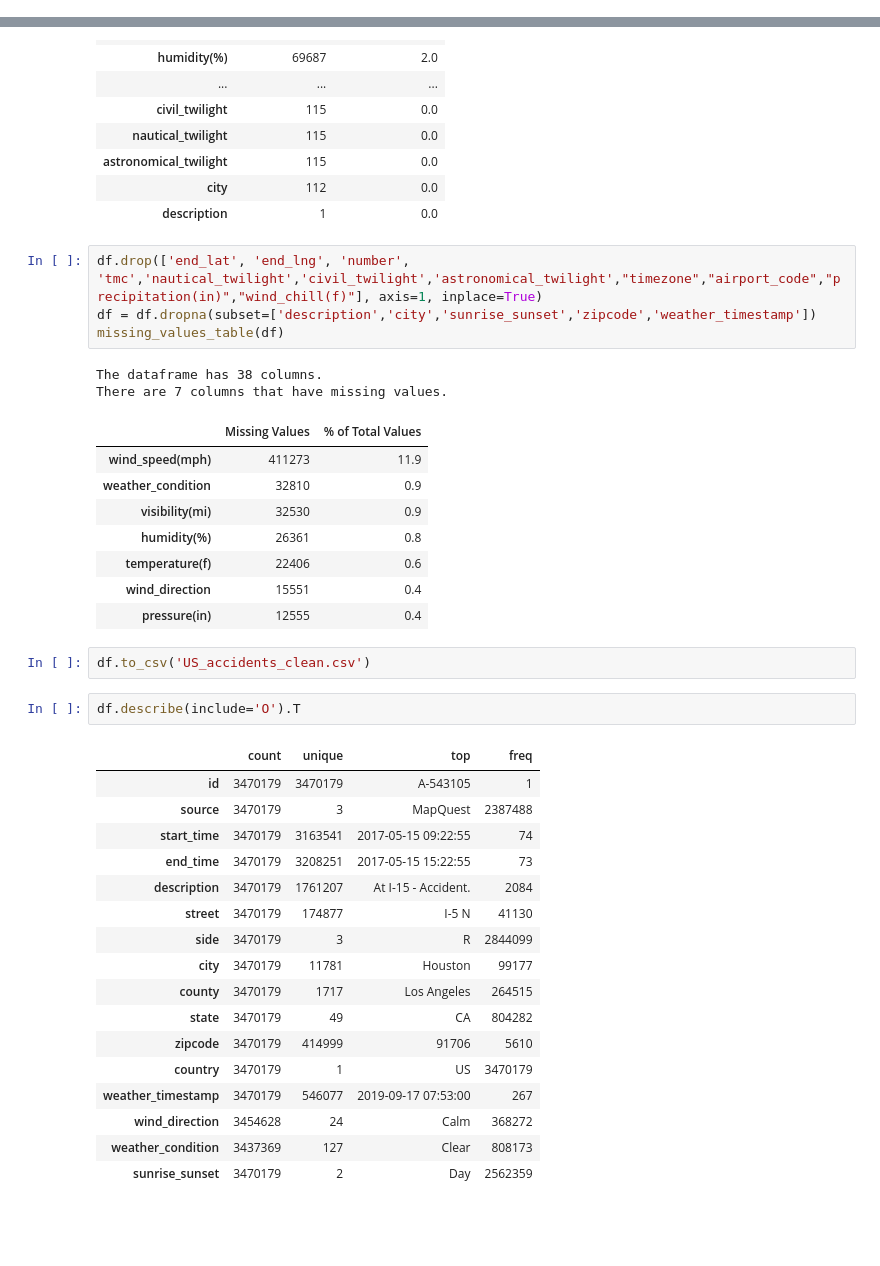
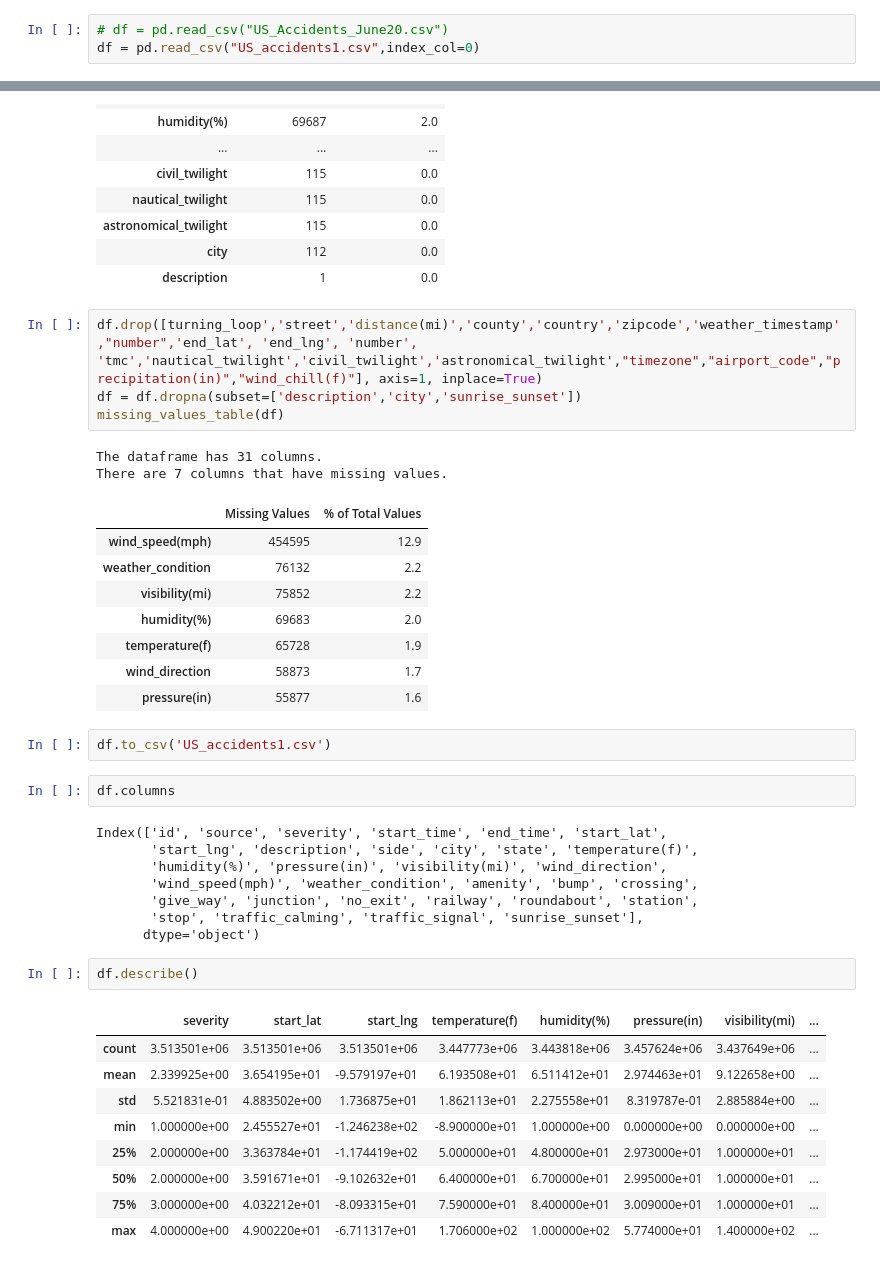
Before and after one commit to pvn-leo/DataAnalytics, a Jupyter notebook: EDA.ipynb, the cells around one changed output, grey strips where cells are left out. Saved outputs shown, nothing was run; the diff lists cells and outputs as text; blank space fills up the shorter version.

```diff
--- a/EDA.ipynb
+++ b/EDA.ipynb
@@ -11 +9,4 @@ df = pd.read_csv("US_Accidents_June20.csv")
+# %%
+# df = pd.read_csv("US_Accidents_June20.csv")
+df = pd.read_csv("US_accidents1.csv",index_col=0)
 # %%
@@ -60,39 +72,41 @@ There are 23 columns that have missing values.
 | city | 112 | 0.0 |
 | description | 1 | 0.0 |
 # %%
-df.drop(['end_lat', 'end_lng', 'number', 'tmc','nautical_twilight','civil_twilight','astronomical_twilight',"timezone","airport_code","precipitation(in)","wind_chill(f)"], axis=1, inplace=True)
-df = df.dropna(subset=['description','city','sunrise_sunset','zipcode','weather_timestamp'])
+df.drop([turning_loop','street','distance(mi)','county','country','zipcode','weather_timestamp',"number",'end_lat', 'end_lng', 'number', 'tmc','nautical_twilight','civil_twilight','astronomical_twilight',"timezone","airport_code","precipitation(in)","wind_chill(f)"], axis=1, inplace=True)
+df = df.dropna(subset=['description','city','sunrise_sunset'])
 missing_values_table(df)
 # %% [output]
-The dataframe has 38 columns.
+The dataframe has 31 columns.
 There are 7 columns that have missing values.
 |  | Missing Values | % of Total Values |
-| wind_speed(mph) | 411273 | 11.9 |
-| weather_condition | 32810 | 0.9 |
-| visibility(mi) | 32530 | 0.9 |
-| humidity(%) | 26361 | 0.8 |
-| temperature(f) | 22406 | 0.6 |
-| wind_direction | 15551 | 0.4 |
-| pressure(in) | 12555 | 0.4 |
+| wind_speed(mph) | 454595 | 12.9 |
+| weather_condition | 76132 | 2.2 |
+| visibility(mi) | 75852 | 2.2 |
+| humidity(%) | 69683 | 2.0 |
+| temperature(f) | 65728 | 1.9 |
+| wind_direction | 58873 | 1.7 |
+| pressure(in) | 55877 | 1.6 |
 # %%
-df.to_csv('US_accidents_clean.csv')
+df.to_csv('US_accidents1.csv')
+# %%
+df.columns
+# %% [output]
+Index(['id', 'source', 'severity', 'start_time', 'end_time', 'start_lat',
+       'start_lng', 'description', 'side', 'city', 'state', 'temperature(f)',
+       'humidity(%)', 'pressure(in)', 'visibility(mi)', 'wind_direction',
+       'wind_speed(mph)', 'weather_condition', 'amenity', 'bump', 'crossing',
+       'give_way', 'junction', 'no_exit', 'railway', 'roundabout', 'station',
+       'stop', 'traffic_calming', 'traffic_signal', 'sunrise_sunset'],
+      dtype='object')
 # %%
-df.describe(include='O').T
+df.describe()
 # %% [output]
-|  | count | unique | top | freq |
-| id | 3470179 | 3470179 | A-543105 | 1 |
-| source | 3470179 | 3 | MapQuest | 2387488 |
-| start_time | 3470179 | 3163541 | 2017-05-15 09:22:55 | 74 |
-| end_time | 3470179 | 3208251 | 2017-05-15 15:22:55 | 73 |
-| description | 3470179 | 1761207 | At I-15 - Accident. | 2084 |
-| street | 3470179 | 174877 | I-5 N | 41130 |
-| side | 3470179 | 3 | R | 2844099 |
-| city | 3470179 | 11781 | Houston | 99177 |
-| county | 3470179 | 1717 | Los Angeles | 264515 |
-| state | 3470179 | 49 | CA | 804282 |
-| zipcode | 3470179 | 414999 | 91706 | 5610 |
-| country | 3470179 | 1 | US | 3470179 |
-| weather_timestamp | 3470179 | 546077 | 2019-09-17 07:53:00 | 267 |
-| wind_direction | 3454628 | 24 | Calm | 368272 |
-| weather_condition | 3437369 | 127 | Clear | 808173 |
-| sunrise_sunset | 3470179 | 2 | Day | 2562359 |
+|  | severity | start_lat | start_lng | temperature(f) | humidity(%) | pressure(in) | visibility(mi) | ... |
+| count | 3.513501e+06 | 3.513501e+06 | 3.513501e+06 | 3.447773e+06 | 3.443818e+06 | 3.457624e+06 | 3.437649e+06 | ... |
+| mean | 2.339925e+00 | 3.654195e+01 | -9.579197e+01 | 6.193508e+01 | 6.511412e+01 | 2.974463e+01 | 9.122658e+00 | ... |
+| std | 5.521831e-01 | 4.883502e+00 | 1.736875e+01 | 1.862113e+01 | 2.275558e+01 | 8.319787e-01 | 2.885884e+00 | ... |
+| min | 1.000000e+00 | 2.455527e+01 | -1.246238e+02 | -8.900000e+01 | 1.000000e+00 | 0.000000e+00 | 0.000000e+00 | ... |
+| 25% | 2.000000e+00 | 3.363784e+01 | -1.174419e+02 | 5.000000e+01 | 4.800000e+01 | 2.973000e+01 | 1.000000e+01 | ... |
+| 50% | 2.000000e+00 | 3.591671e+01 | -9.102632e+01 | 6.400000e+01 | 6.700000e+01 | 2.995000e+01 | 1.000000e+01 | ... |
+| 75% | 3.000000e+00 | 4.032212e+01 | -8.093315e+01 | 7.590000e+01 | 8.400000e+01 | 3.009000e+01 | 1.000000e+01 | ... |
+| max | 4.000000e+00 | 4.900220e+01 | -6.711317e+01 | 1.706000e+02 | 1.000000e+02 | 5.774000e+01 | 1.400000e+02 | ... |
```
Also changed, not shown: parts of 9 cells of this notebook.
